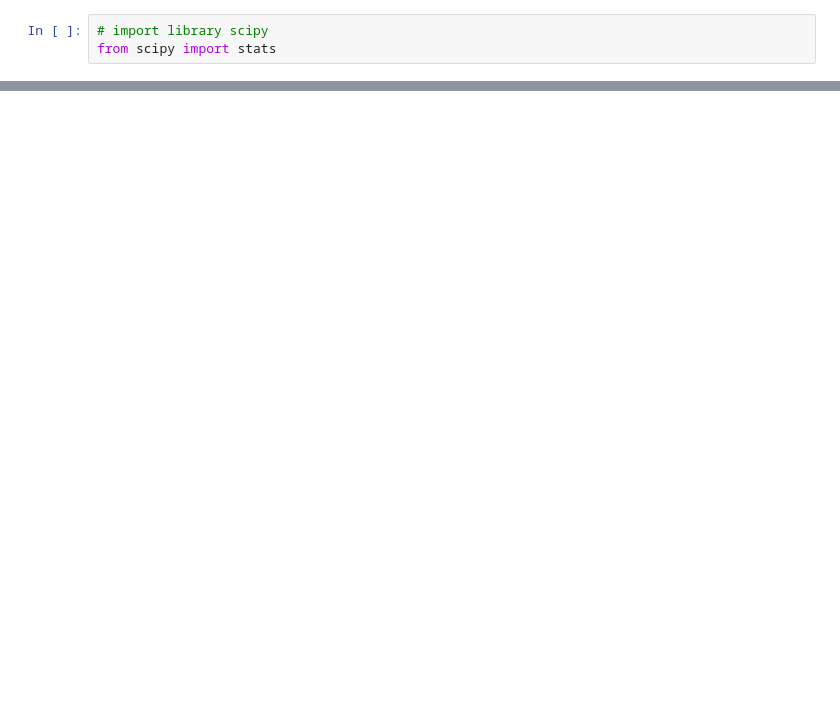
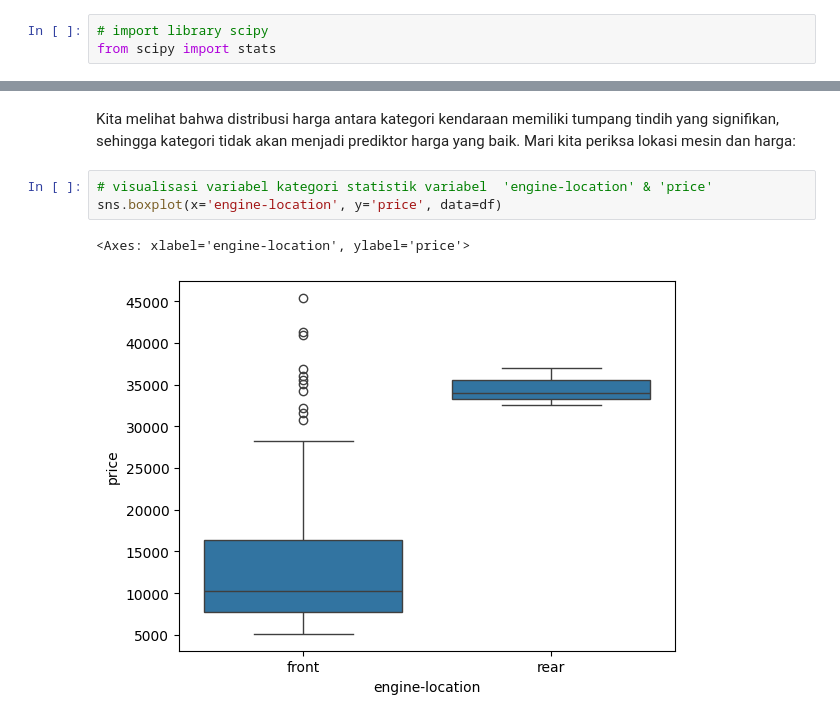
Before and after one commit to BagasAryo/Project-based-ML, a Jupyter notebook: Visualisasi_Data/VisualisasiData.ipynb, the cells around one changed output, grey strips where cells are left out. Saved outputs shown, nothing was run; the diff lists cells and outputs as text; blank space fills up the shorter version.

```diff
--- a/Visualisasi_Data/VisualisasiData.ipynb
+++ b/Visualisasi_Data/VisualisasiData.ipynb
@@ -584,0 +679,8 @@ The Pearson Correlation Coefficienet is 0.584641822265508  with a P-value of P =
+# %% [markdown]
+Kita melihat bahwa distribusi harga antara kategori kendaraan memiliki tumpang tindih yang signifikan, sehingga kategori tidak akan menjadi prediktor harga yang baik. Mari kita periksa lokasi mesin dan harga:
+# %%
+# visualisasi variabel kategori statistik variabel  'engine-location' & 'price'
+sns.boxplot(x='engine-location', y='price', data=df)
+# %% [output]
+<Axes: xlabel='engine-location', ylabel='price'>
+[figure, added]
```
Also changed, not shown: parts of 20 cells of this notebook, 2 other files.
